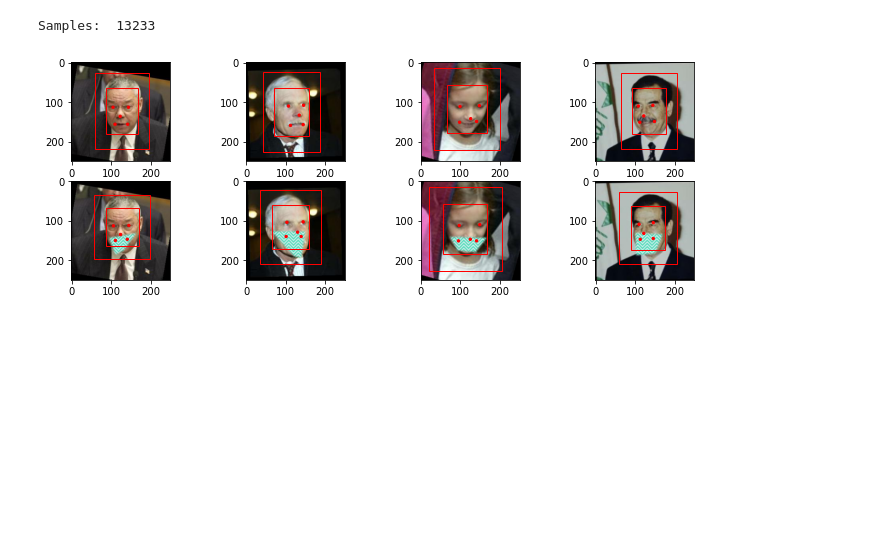
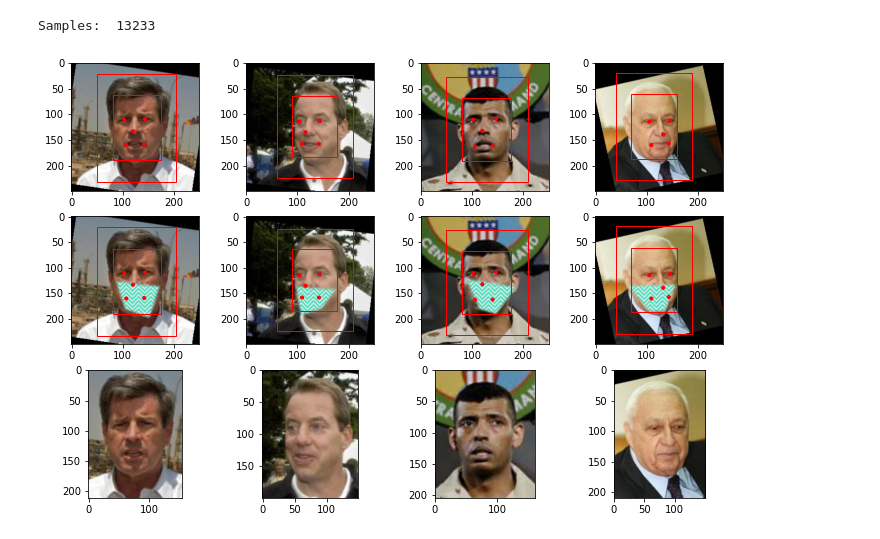
Before and after one commit to strvcom/strv-ml-mask2face, a Jupyter notebook: data_preparation.ipynb, the cells around one changed output. Cells and saved outputs as stored; diff of their text form; code cells hidden in the pictures; blank space fills up the shorter version.

```diff
--- a/data_preparation.ipynb
+++ b/data_preparation.ipynb
@@ -51,10 +90,20 @@ patterns = load_mask_patterns(path_to_patterns)
 # %%
 # show a few annotated faces
-fig, axes = plt.subplots(2, 4, figsize=(12, 4))
+fig, axes = plt.subplots(3, 4, figsize=(12, 8))
 for i, file in enumerate(random.sample(files_faces, 4)):
     image = load_image("{}/{}".format(path_to_data, file))
-    image_with_mask = get_face_with_mask(image, patterns, face_keypoints_detecting_fun, keypoints_for_mask_fun)
-    plot_face_detection(image, axes[0][i], face_keypoints_detecting_fun, hyp_ratio)
-    plot_face_detection(image_with_mask, axes[1][i], face_keypoints_detecting_fun, hyp_ratio)
+
+    # detect keypoints
+    keypoints = face_keypoints_detecting_fun(image)
+
+    # create image with a mask
+    image_with_mask = get_face_with_mask(image, patterns, keypoints, keypoints_for_mask_fun)
+
+    # crop image
+    cropped_image = crop_face(image, keypoints)
+
+    plot_face_detection(image, axes[0][i], keypoints, hyp_ratio)
+    plot_face_detection(image_with_mask, axes[1][i], keypoints, hyp_ratio)
+    plot_face_detection(cropped_image, axes[2][i], None, hyp_ratio)
 # %% [output]
-[figure, old version]
+[figure, new version]
```
Also changed, not shown: parts of 4 cells of this notebook, 2 other files.
